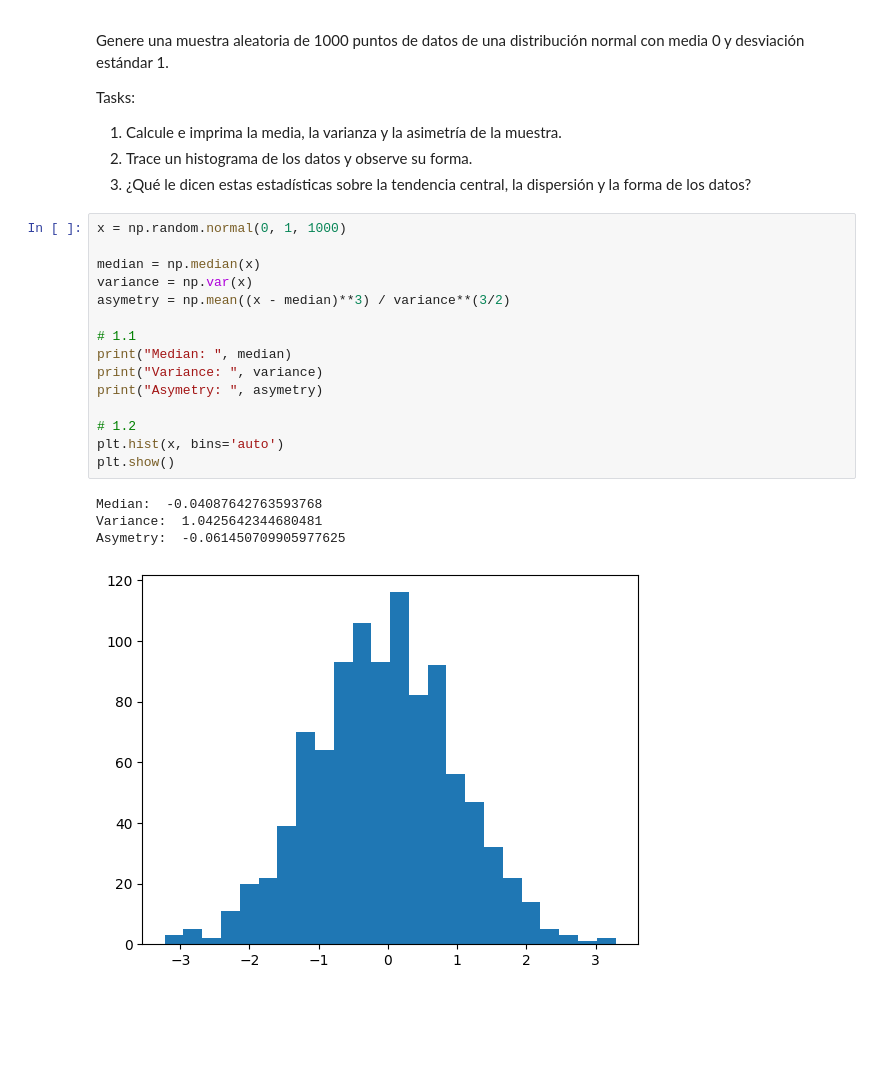
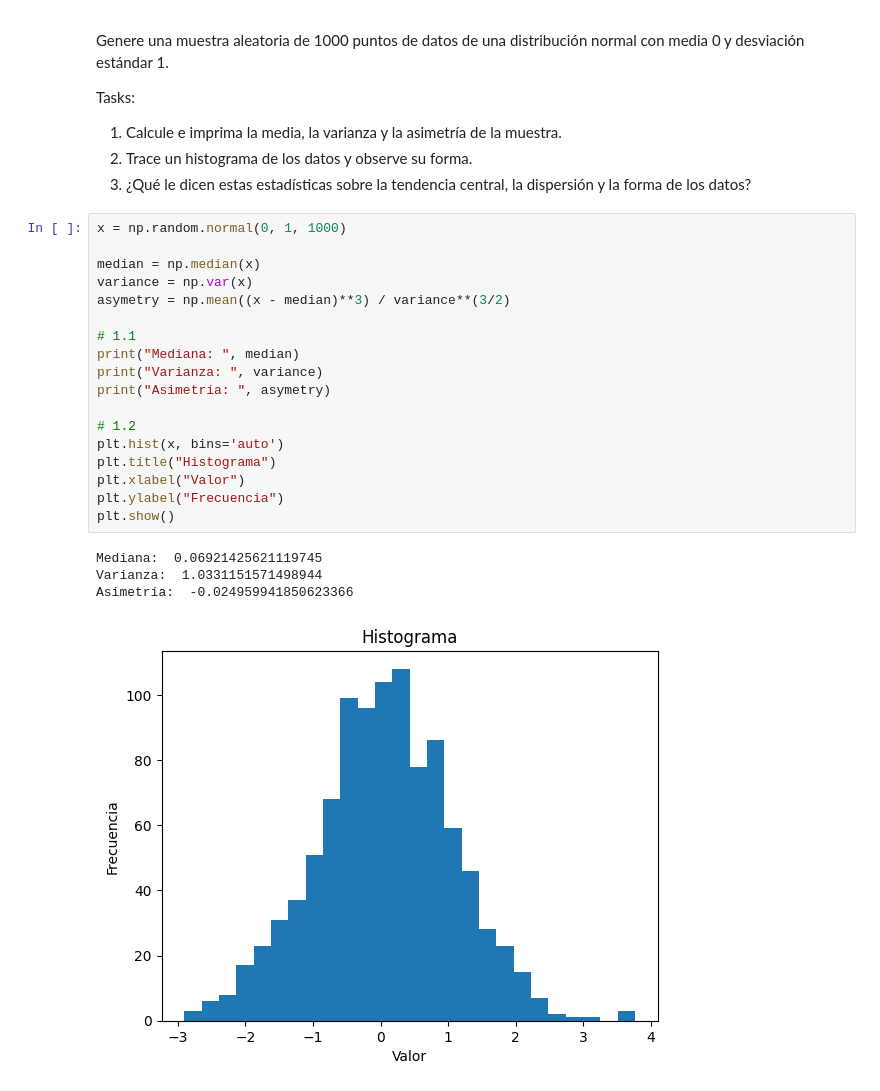
Before and after one commit to stefanoaragoni/simulacion_lab1, a Jupyter notebook: main.ipynb, the cells around one changed output. Saved outputs shown, nothing was run; the diff lists cells and outputs as text; blank space fills up the shorter version.

```diff
--- a/main.ipynb
+++ b/main.ipynb
@@ -22,23 +23,26 @@ Tasks:
 # %%
 x = np.random.normal(0, 1, 1000)
 
 median = np.median(x)
 variance = np.var(x)
 asymetry = np.mean((x - median)**3) / variance**(3/2)
 
 # 1.1
-print("Median: ", median)
-print("Variance: ", variance)
-print("Asymetry: ", asymetry)
+print("Mediana: ", median)
+print("Varianza: ", variance)
+print("Asimetría: ", asymetry)
 
 # 1.2
 plt.hist(x, bins='auto')
+plt.title("Histograma")
+plt.xlabel("Valor")
+plt.ylabel("Frecuencia")
 plt.show()
 # %% [output]
-Median:  -0.04087642763593768
-Variance:  1.0425642344680481
-Asymetry:  -0.061450709905977625
+Mediana:  0.06921425621119745
+Varianza:  1.0331151571498944
+Asimetría:  -0.024959941850623366
-[figure, old version]
+[figure, new version]
 # %% [markdown]
 --------
 ### Ejercicio 2
```
Also changed, not shown: parts of 14 cells of this notebook.
